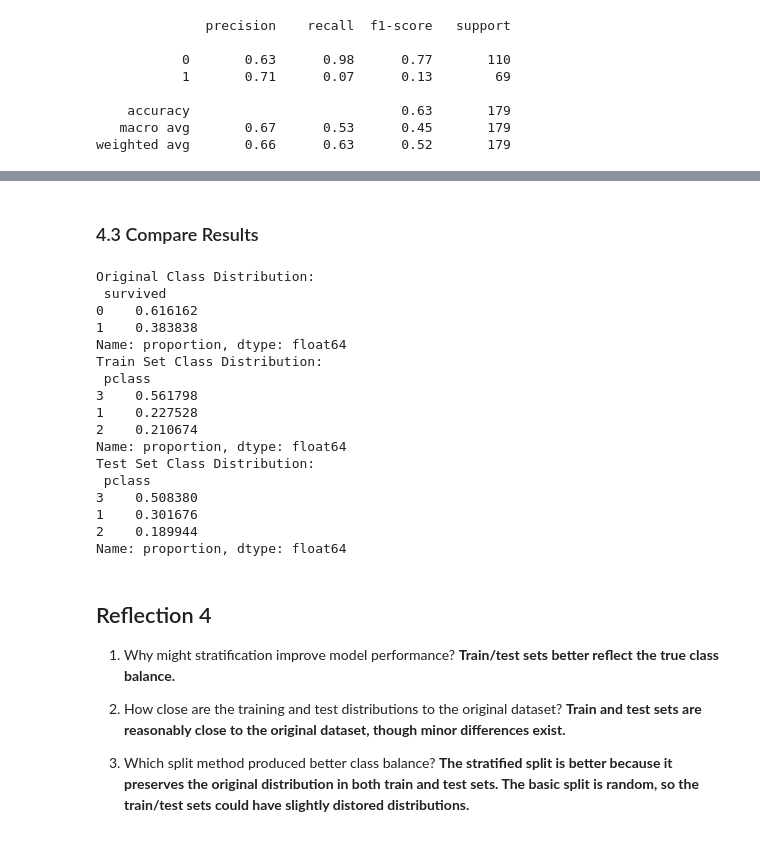
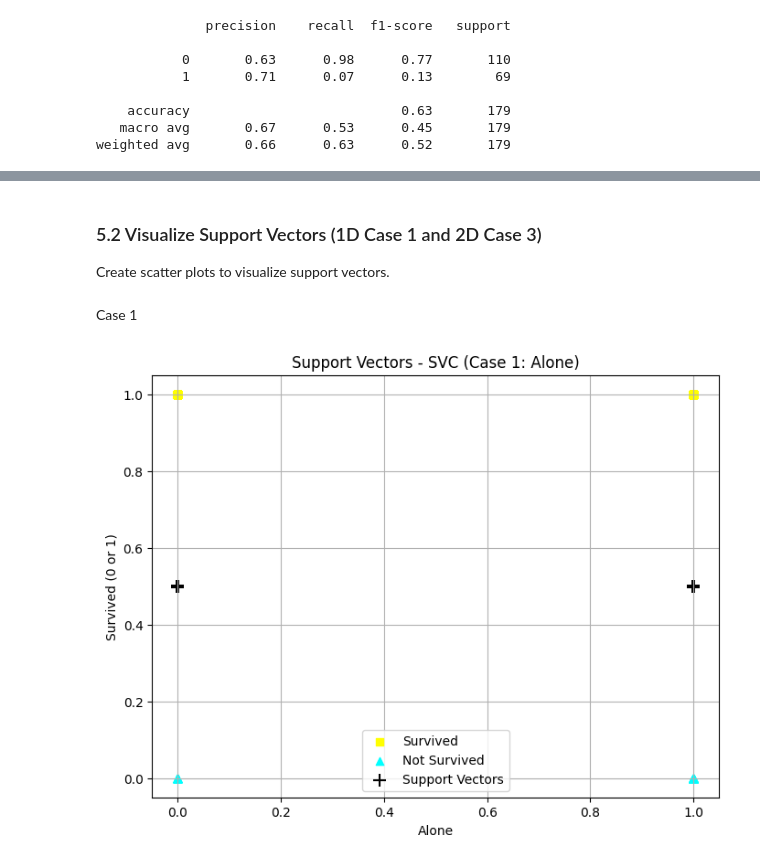
Before and after one commit to james-0177/applied_ml_pinkston, a Jupyter notebook: notebooks/project03/ml03_pinkston.ipynb, the cells around one changed output, grey strips where cells are left out. Cells and saved outputs as stored; diff of their text form; code cells hidden in the pictures.

```diff
--- a/notebooks/project03/ml03_pinkston.ipynb
+++ b/notebooks/project03/ml03_pinkston.ipynb
@@ -625,32 +479,37 @@ Test Size: 179
-# %% [markdown]
-### 4.3 Compare Results
-# %%
-print("Original Class Distribution:\n", y.value_counts(normalize=True))
-print("Train Set Class Distribution:\n", train_set["pclass"].value_counts(normalize=True))
-print("Test Set Class Distribution:\n", test_set["pclass"].value_counts(normalize=True))
-# %% [output]
-Original Class Distribution:
- survived
-0    0.616162
-1    0.383838
-Name: proportion, dtype: float64
-Train Set Class Distribution:
- pclass
-3    0.561798
-1    0.227528
-2    0.210674
-Name: proportion, dtype: float64
-Test Set Class Distribution:
- pclass
-3    0.508380
-1    0.301676
-2    0.189944
-Name: proportion, dtype: float64
-# %% [markdown]
-## Reflection 4
-
-1) Why might stratification improve model performance? **Train/test sets better reflect the true class balance.**
-
-2) How close are the training and test distributions to the original dataset? **Train and test sets are reasonably close to the original dataset, though minor differences exist.**
-
-3) Which split method produced better class balance? **The stratified split is better because it preserves the original distribution in both train and test sets. The basic split is random, so the train/test sets could have slightly distored distributions.**
+# %% [markdown]
+### 5.2 Visualize Support Vectors (1D Case 1 and 2D Case 3)
+
+Create scatter plots to visualize support vectors.
+# %% [markdown]
+Case 1
+# %%
+# Visualize support vectors for Case 1 (feature = 'alone')
+
+# Create groups based on survival
+survived_alone = X1_test.loc[y1_test == 1, 'alone']
+not_survived_alone = X1_test.loc[y1_test == 0, 'alone']
+
+# Create scatter plot for survived and not survived
+plt.figure(figsize=(8, 6))
+
+plt.scatter(survived_alone, y1_test.loc[y1_test == 1], c='yellow', marker='s', label='Survived')
+plt.scatter(not_survived_alone, y1_test.loc[y1_test == 0], c='cyan', marker='^', label='Not Survived')
+
+# Overlay support vectors
+# Check if the model has support_vectors_ (it may not if it failed to converge)
+if hasattr(svc_model1, 'support_vectors_'):
+    # Get the X-values of the support vectors (only one feature in Case 1
+    support_x = svc_model1.support_vectors_[:, 0]  # First feature (alone)
+    # Plot them using a fixed Y-value (0.5) to place them between classes visually
+    # We use a larger size (s=100) and a plus symbol to make them stand out
+    plt.scatter(support_x, [0.5] * len(support_x), c='black', marker='+', s=100, label='Support Vectors')
+
+# Add labels and legend
+plt.xlabel('Alone')
+plt.ylabel('Survived (0 or 1)')
+plt.title('Support Vectors - SVC (Case 1: Alone)')
+plt.legend()
+plt.grid(True)
+plt.show()
+# %% [output]
+[figure, added]
```
Also changed, not shown: parts of 52 cells of this notebook, 6 other files.
